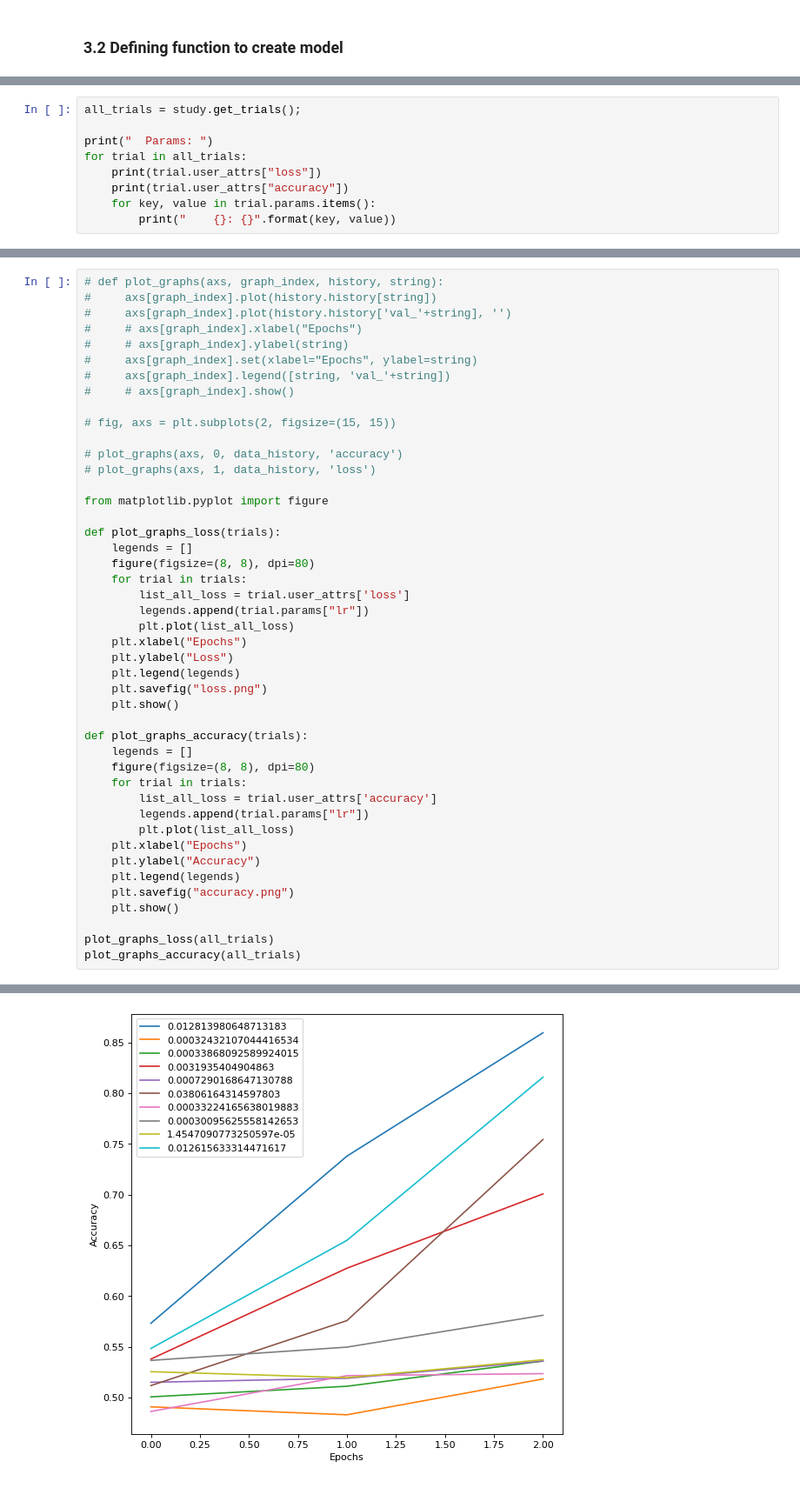
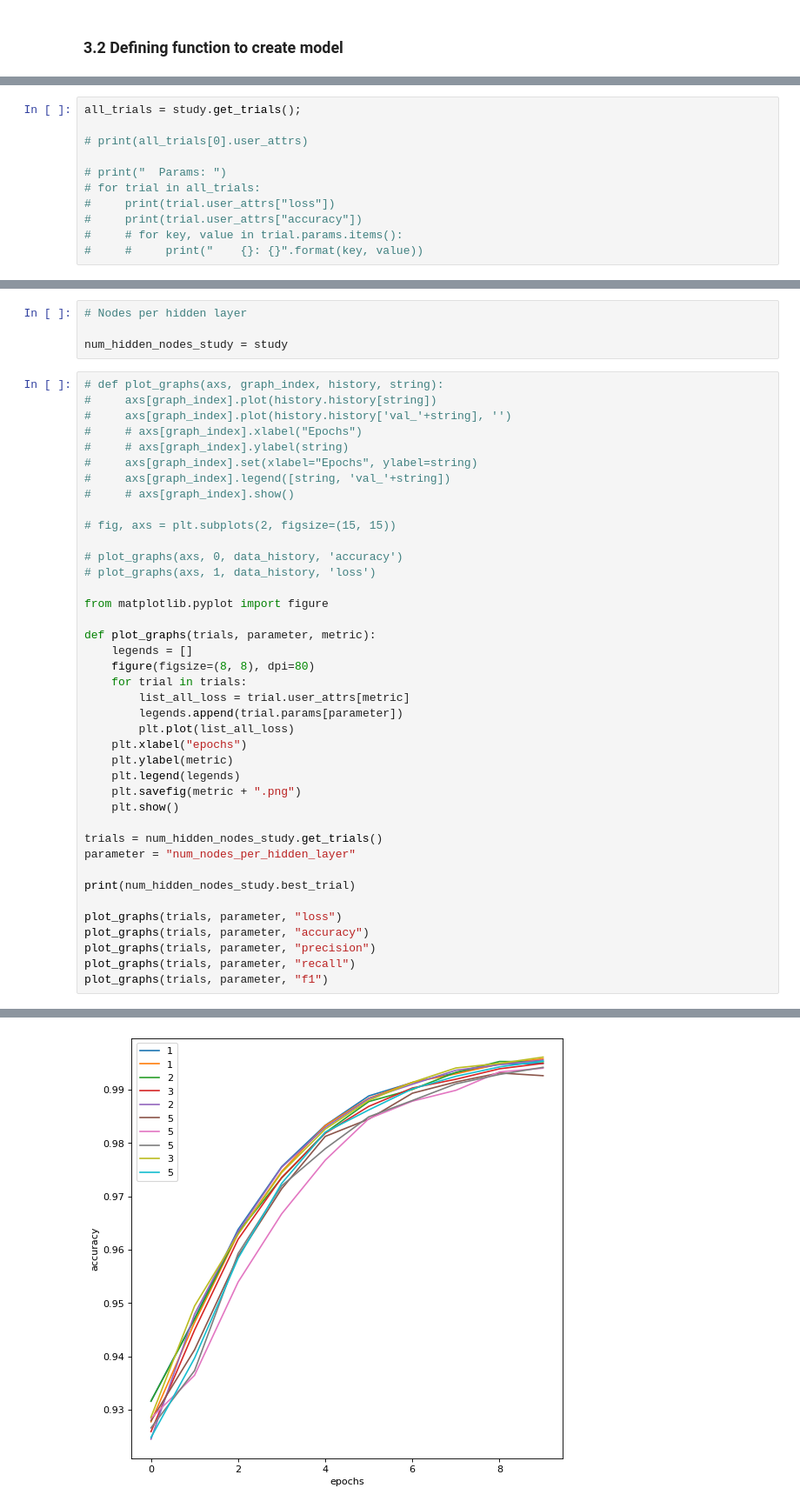
Before and after one commit to ShaanHossain/NLPFinalProject, a Jupyter notebook: Script_mine.ipynb, the cells around one changed output, grey strips where cells are left out. Shown at 87% size. Cells and saved outputs as stored; diff of their text form.

```diff
--- a/Script_mine.ipynb
+++ b/Script_mine.ipynb
@@ -400,9 +530,11 @@ Epoch 3/3
 # %%
 all_trials = study.get_trials();
 
-print("  Params: ")
-for trial in all_trials:
-    print(trial.user_attrs["loss"])
-    print(trial.user_attrs["accuracy"])
-    for key, value in trial.params.items():
-        print("    {}: {}".format(key, value))
+# print(all_trials[0].user_attrs)
+
+# print("  Params: ")
+# for trial in all_trials:
+#     print(trial.user_attrs["loss"])
+#     print(trial.user_attrs["accuracy"])
+#     # for key, value in trial.params.items():
+#     #     print("    {}: {}".format(key, value))
@@ -434,3 +555,7 @@ for trial in all_trials:
+# %%
+# Nodes per hidden layer
+
+num_hidden_nodes_study = study
 # %%
 # def plot_graphs(axs, graph_index, history, string):
 #     axs[graph_index].plot(history.history[string])
@@ -448,32 +573,27 @@ for trial in all_trials:
 
 from matplotlib.pyplot import figure
 
-def plot_graphs_loss(trials):
+def plot_graphs(trials, parameter, metric):
     legends = []
     figure(figsize=(8, 8), dpi=80)
     for trial in trials:
-        list_all_loss = trial.user_attrs['loss']
-        legends.append(trial.params["lr"])
+        list_all_loss = trial.user_attrs[metric]
+        legends.append(trial.params[parameter])
         plt.plot(list_all_loss)
-    plt.xlabel("Epochs")
-    plt.ylabel("Loss")
+    plt.xlabel("epochs")
+    plt.ylabel(metric)
     plt.legend(legends)
-    plt.savefig("loss.png")
+    plt.savefig(metric + ".png")
     plt.show()
 
-def plot_graphs_accuracy(trials):
-    legends = []
-    figure(figsize=(8, 8), dpi=80)
-    for trial in trials:
-        list_all_loss = trial.user_attrs['accuracy']
-        legends.append(trial.params["lr"])
-        plt.plot(list_all_loss)
-    plt.xlabel("Epochs")
-    plt.ylabel("Accuracy")
-    plt.legend(legends)
-    plt.savefig("accuracy.png")
-    plt.show()
+trials = num_hidden_nodes_study.get_trials()
+parameter = "num_nodes_per_hidden_layer"
 
-plot_graphs_loss(all_trials)
-plot_graphs_accuracy(all_trials)
+print(num_hidden_nodes_study.best_trial)
+
+plot_graphs(trials, parameter, "loss")
+plot_graphs(trials, parameter, "accuracy")
+plot_graphs(trials, parameter, "precision")
+plot_graphs(trials, parameter, "recall")
+plot_graphs(trials, parameter, "f1")
 # %% [output]
@@ -482 +602 @@ plot_graphs_accuracy(all_trials)
-[figure, old version]
+[figure, new version]
```
Also changed, not shown: parts of 17 cells of this notebook, 24 other files.
